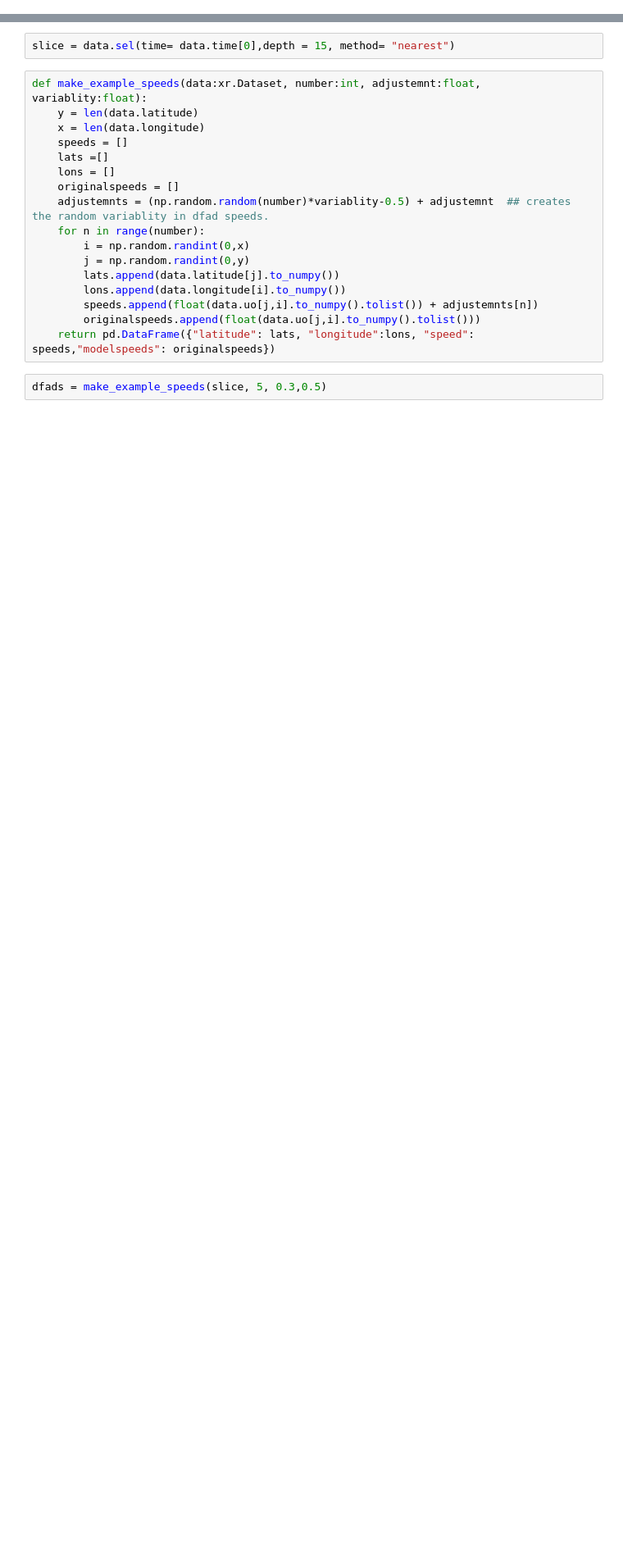
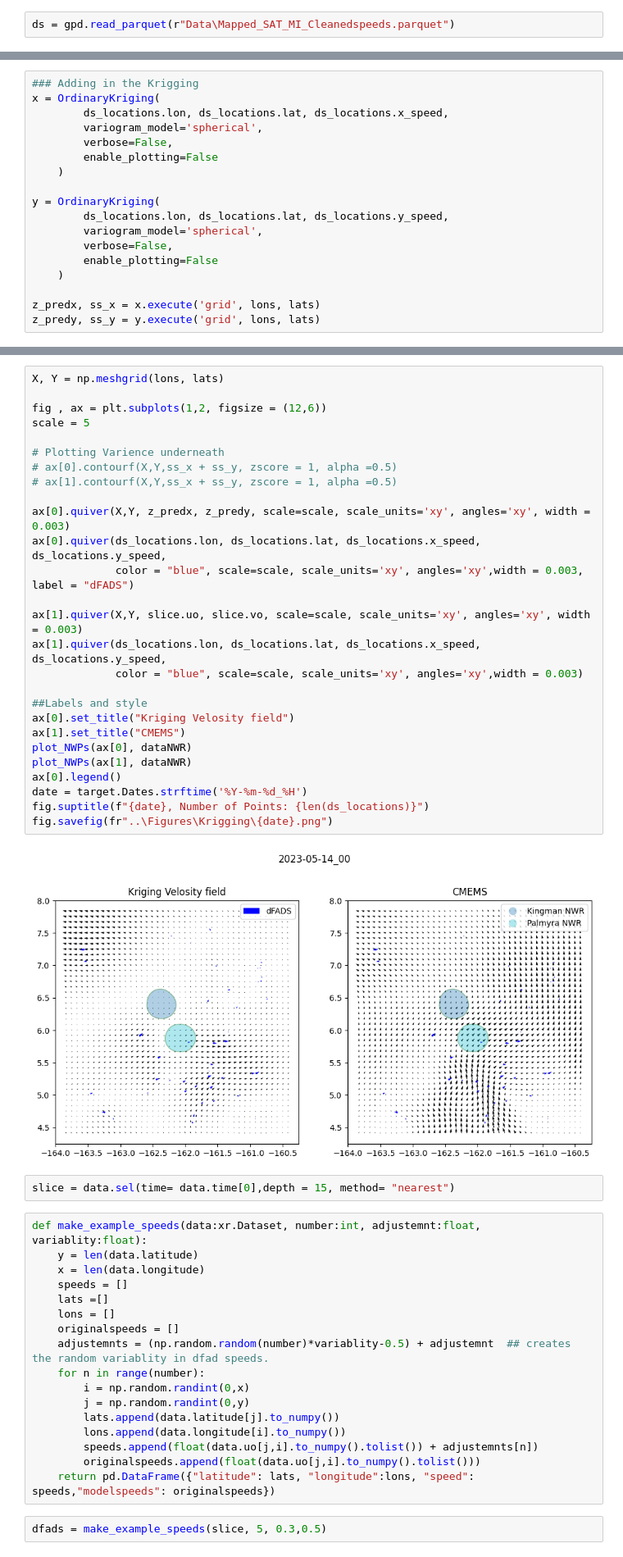
Before and after one commit to Colin-zerfass/fate-core, a Jupyter notebook: Code/kriging_tests.ipynb, the cells around one changed output, grey strips where cells are left out. Shown at 82% size. Cells and saved outputs as stored; diff of their text form; blank space fills up the shorter version.

Commit message:
Krigging test tool created

```diff
--- a/Code/kriging_tests.ipynb
+++ b/Code/kriging_tests.ipynb
@@ -5,0 +25,2 @@ import xarray as xr
+# %%
+ds = gpd.read_parquet(r"Data\Mapped_SAT_MI_Cleanedspeeds.parquet")
@@ -7,0 +92,18 @@ data = xr.open_dataset(r"data\cmems.nc")
+# %%
+### Adding in the Krigging
+x = OrdinaryKriging(
+        ds_locations.lon, ds_locations.lat, ds_locations.x_speed,
+        variogram_model='spherical',
+        verbose=False,
+        enable_plotting=False
+    )
+
+y = OrdinaryKriging(
+        ds_locations.lon, ds_locations.lat, ds_locations.y_speed,
+        variogram_model='spherical',
+        verbose=False,
+        enable_plotting=False
+    )
+
+z_predx, ss_x = x.execute('grid', lons, lats)
+z_predy, ss_y = y.execute('grid', lons, lats)
@@ -8,3 +120,32 @@ data = xr.open_dataset(r"data\cmems.nc")
+# %%
+X, Y = np.meshgrid(lons, lats)
+
+fig , ax = plt.subplots(1,2, figsize = (12,6))
+scale = 5
+
+# Plotting Varience underneath
+# ax[0].contourf(X,Y,ss_x + ss_y, zscore = 1, alpha =0.5)
+# ax[1].contourf(X,Y,ss_x + ss_y, zscore = 1, alpha =0.5)
+
+ax[0].quiver(X,Y, z_predx, z_predy, scale=scale, scale_units='xy', angles='xy', width = 0.003)
+ax[0].quiver(ds_locations.lon, ds_locations.lat, ds_locations.x_speed, ds_locations.y_speed,
+             color = "blue", scale=scale, scale_units='xy', angles='xy',width = 0.003, label = "dFADS")
+
+ax[1].quiver(X,Y, slice.uo, slice.vo, scale=scale, scale_units='xy', angles='xy', width = 0.003)
+ax[1].quiver(ds_locations.lon, ds_locations.lat, ds_locations.x_speed, ds_locations.y_speed,
+             color = "blue", scale=scale, scale_units='xy', angles='xy',width = 0.003)
+
+##Labels and style
+ax[0].set_title("Kriging Velosity field")
+ax[1].set_title("CMEMS")
+plot_NWPs(ax[0], dataNWR)
+plot_NWPs(ax[1], dataNWR)
+ax[0].legend()
+date = target.Dates.strftime('%Y-%m-%d_%H')
+fig.suptitle(f"{date}, Number of Points: {len(ds_locations)}")
+fig.savefig(fr"..\Figures\Krigging\{date}.png")
+# %% [output]
+[figure, added]
 # %%
 slice = data.sel(time= data.time[0],depth = 15, method= "nearest")
 # %%
```
Also changed, not shown: parts of 12 cells of this notebook, 1 other file.
